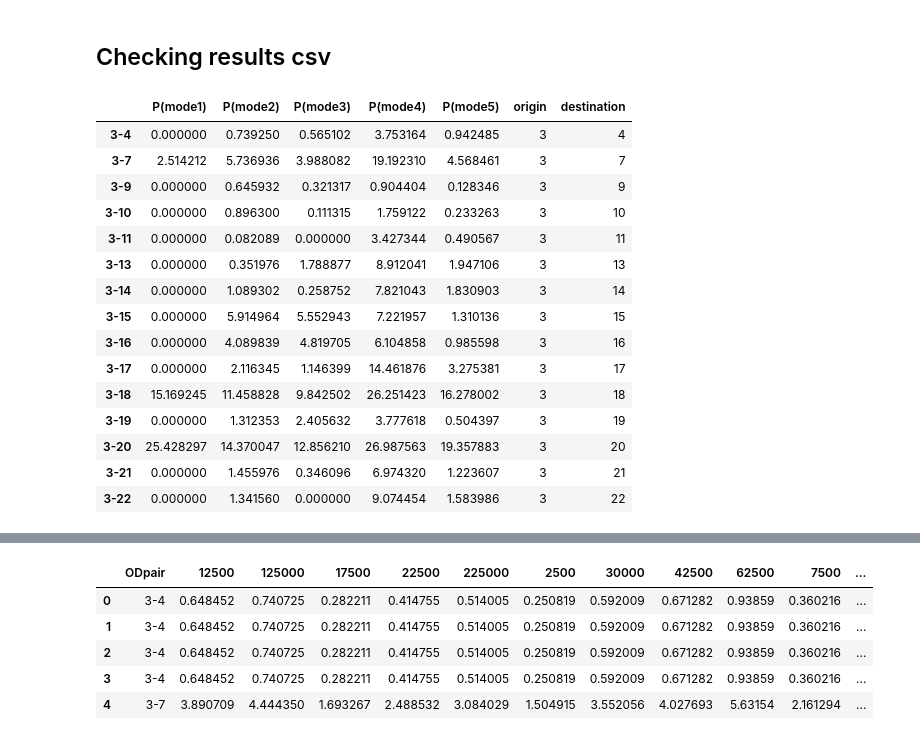
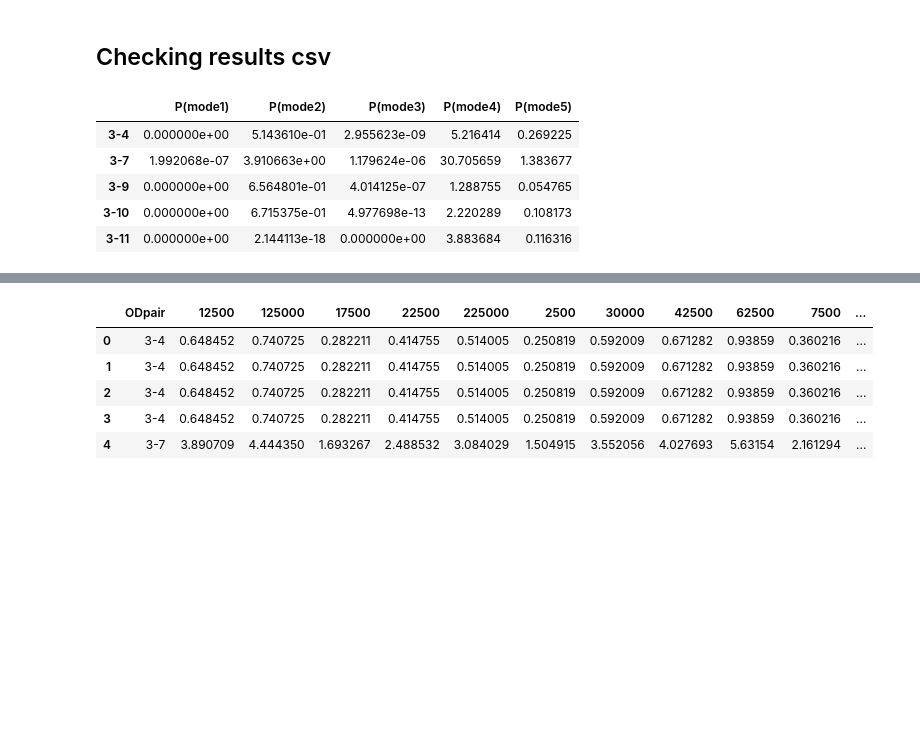
Before and after one commit to Rufei-Sheng/Manhattan-Congestion-Surcharge-Capstone, a Jupyter notebook: modeling/modeling_test.ipynb, the cells around one changed output, grey strips where cells are left out. Saved outputs shown, nothing was run; the diff lists cells and outputs as text; code cells hidden in the pictures; blank space fills up the shorter version.

```diff
--- a/modeling/modeling_test.ipynb
+++ b/modeling/modeling_test.ipynb
@@ -507,22 +508,12 @@ results_2.to_csv('results_scenario_2.csv')
 # %% [markdown]
 ## Checking results csv
 # %%
-results_2 = pd.read_csv('../results/results_original_predict_transportation_choice.csv',index_col=0)
-results_2.head(15)
+results_scene_1 = pd.read_csv('../results/Final_results/results_scenario1_SRM.csv',index_col=0)
+results_scene_1.head()
 # %% [output]
-|  | P(mode1) | P(mode2) | P(mode3) | P(mode4) | P(mode5) | origin | destination |
-| 3-4 | 0.000000 | 0.739250 | 0.565102 | 3.753164 | 0.942485 | 3 | 4 |
-| 3-7 | 2.514212 | 5.736936 | 3.988082 | 19.192310 | 4.568461 | 3 | 7 |
-| 3-9 | 0.000000 | 0.645932 | 0.321317 | 0.904404 | 0.128346 | 3 | 9 |
-| 3-10 | 0.000000 | 0.896300 | 0.111315 | 1.759122 | 0.233263 | 3 | 10 |
-| 3-11 | 0.000000 | 0.082089 | 0.000000 | 3.427344 | 0.490567 | 3 | 11 |
-| 3-13 | 0.000000 | 0.351976 | 1.788877 | 8.912041 | 1.947106 | 3 | 13 |
-| 3-14 | 0.000000 | 1.089302 | 0.258752 | 7.821043 | 1.830903 | 3 | 14 |
-| 3-15 | 0.000000 | 5.914964 | 5.552943 | 7.221957 | 1.310136 | 3 | 15 |
-| 3-16 | 0.000000 | 4.089839 | 4.819705 | 6.104858 | 0.985598 | 3 | 16 |
-| 3-17 | 0.000000 | 2.116345 | 1.146399 | 14.461876 | 3.275381 | 3 | 17 |
-| 3-18 | 15.169245 | 11.458828 | 9.842502 | 26.251423 | 16.278002 | 3 | 18 |
-| 3-19 | 0.000000 | 1.312353 | 2.405632 | 3.777618 | 0.504397 | 3 | 19 |
-| 3-20 | 25.428297 | 14.370047 | 12.856210 | 26.987563 | 19.357883 | 3 | 20 |
-| 3-21 | 0.000000 | 1.455976 | 0.346096 | 6.974320 | 1.223607 | 3 | 21 |
-| 3-22 | 0.000000 | 1.341560 | 0.000000 | 9.074454 | 1.583986 | 3 | 22 |
+|  | P(mode1) | P(mode2) | P(mode3) | P(mode4) | P(mode5) |
+| 3-4 | 0.000000e+00 | 5.143610e-01 | 2.955623e-09 | 5.216414 | 0.269225 |
+| 3-7 | 1.992068e-07 | 3.910663e+00 | 1.179624e-06 | 30.705659 | 1.383677 |
+| 3-9 | 0.000000e+00 | 6.564801e-01 | 4.014125e-07 | 1.288755 | 0.054765 |
+| 3-10 | 0.000000e+00 | 6.715375e-01 | 4.977698e-13 | 2.220289 | 0.108173 |
+| 3-11 | 0.000000e+00 | 2.144113e-18 | 0.000000e+00 | 3.883684 | 0.116316 |
```
Also changed, not shown: parts of 18 cells of this notebook, 2 other files.
